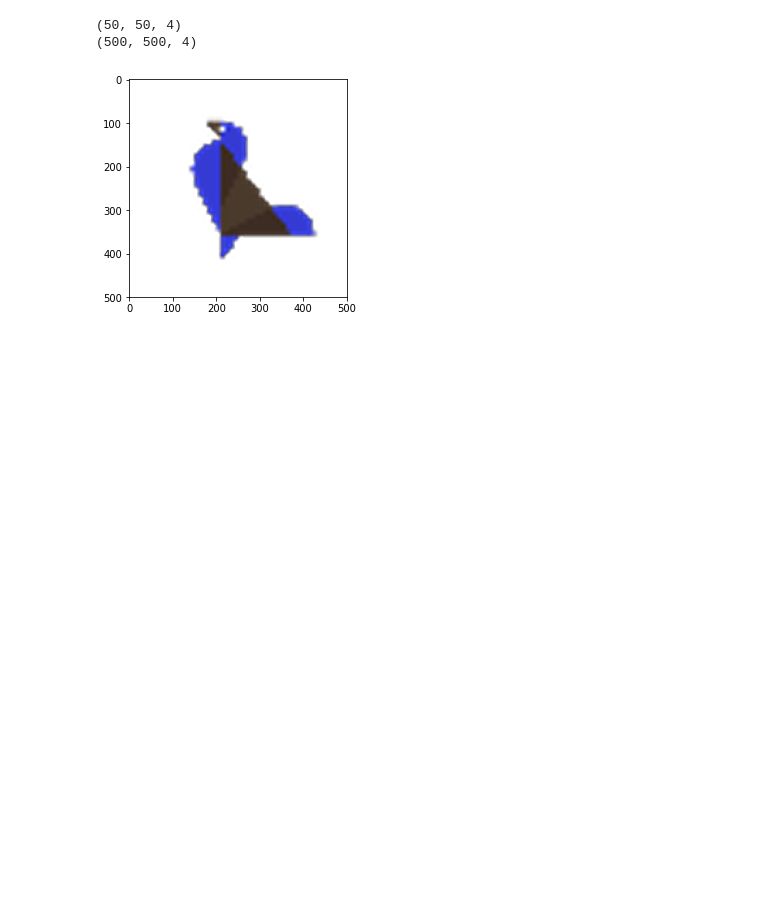
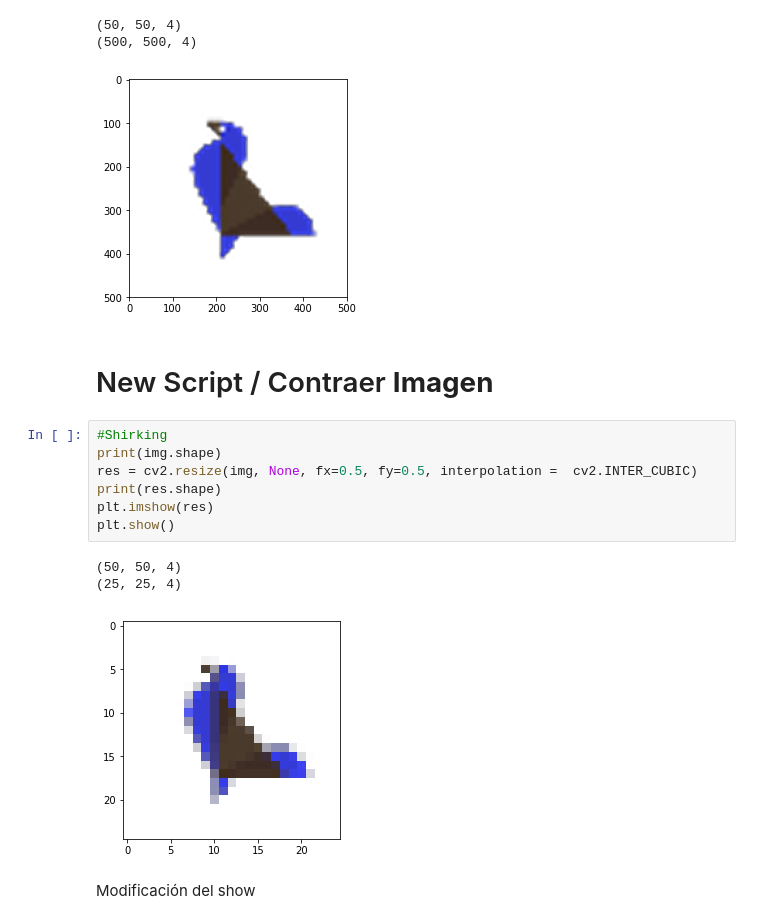
Before and after one commit to JoseDmultimedia/ProcesamientoImagenes, a Jupyter notebook: ClaseEjemplo.ipynb, the cells around one changed output. Drawn from its saved outputs; the diff is of its cells as text; blank space fills up the shorter version.

```diff
--- a/ClaseEjemplo.ipynb
+++ b/ClaseEjemplo.ipynb
@@ -92,3 +92,18 @@ plt.show()
 (50, 50, 4)
 (500, 500, 4)
 [figure]
+# %% [markdown]
+# New Script / Contraer **Imagen**
+# %%
+#Shirking
+print(img.shape)
+res = cv2.resize(img, None, fx=0.5, fy=0.5, interpolation =  cv2.INTER_CUBIC)
+print(res.shape)
+plt.imshow(res)
+plt.show()
+# %% [output]
+(50, 50, 4)
+(25, 25, 4)
+[figure, added]
+# %% [markdown]
+Modificación del show
```
Also changed, not shown: parts of 2 cells of this notebook.
